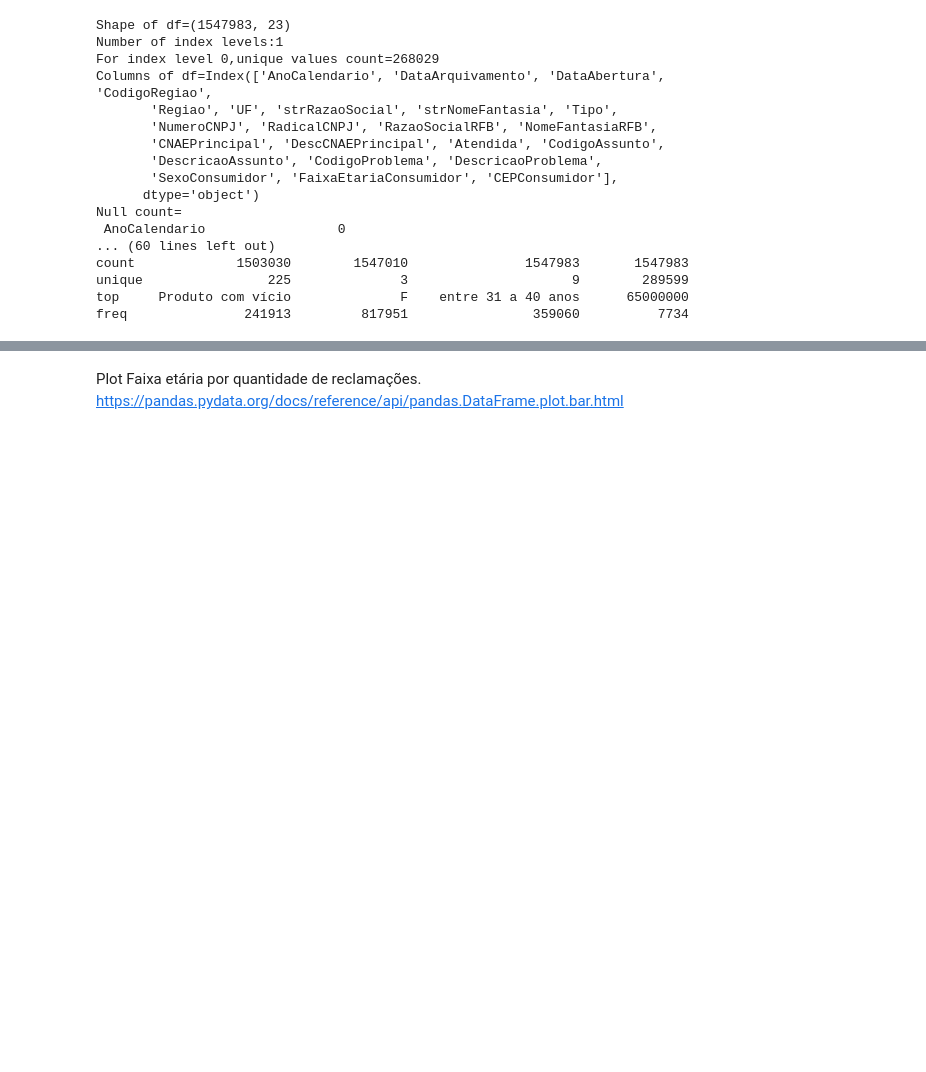
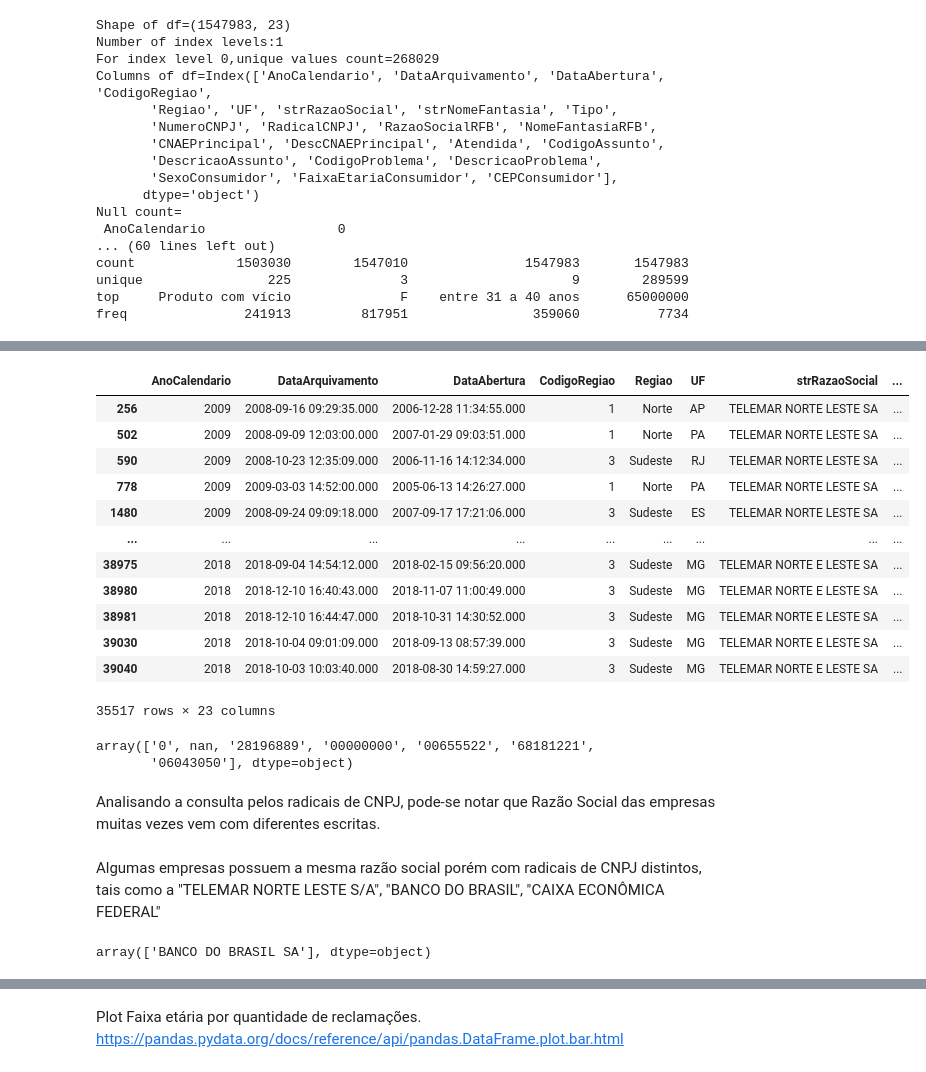
Before and after one commit to FabioVCoelho/Univali, a Jupyter notebook: TCC/src/proconDataset.ipynb, the cells around one changed output, grey strips where cells are left out. Saved outputs shown, nothing was run; the diff lists cells and outputs as text; code cells hidden in the pictures; blank space fills up the shorter version.

```diff
--- a/TCC/src/proconDataset.ipynb
+++ b/TCC/src/proconDataset.ipynb
@@ -2,6 +2,9 @@
 import pandas as pd
 import numpy as np
 import matplotlib as plt
+import re
+chars_to_remove = ['.', '-', '(', ')', '@', '/']
+regular_expression = '[' + re.escape (''. join (chars_to_remove)) + ']'
 pd.set_option('display.max_columns', None)
 pd.set_option("max_colwidth", 100)
 # %% [markdown]
@@ -219,0 +274,2 @@ de 2014 o que possui mais reclamações com 249.828 registros
+# %%
+df2['strRazaoSocial'] = df2['strRazaoSocial'].str.strip().replace(regular_expression, '', regex=True)
@@ -219,0 +322,30 @@ de 2014 o que possui mais reclamações com 249.828 registros
+# %%
+df2[(df2['RadicalCNPJ'] == "33000118")]
+# %% [output]
+|  | AnoCalendario | DataArquivamento | DataAbertura | CodigoRegiao | Regiao | UF | strRazaoSocial | ... |
+| 256 | 2009 | 2008-09-16 09:29:35.000 | 2006-12-28 11:34:55.000 | 1 | Norte | AP | TELEMAR NORTE LESTE SA | ... |
+| 502 | 2009 | 2008-09-09 12:03:00.000 | 2007-01-29 09:03:51.000 | 1 | Norte | PA | TELEMAR NORTE LESTE SA | ... |
+| 590 | 2009 | 2008-10-23 12:35:09.000 | 2006-11-16 14:12:34.000 | 3 | Sudeste | RJ | TELEMAR NORTE LESTE SA | ... |
+| 778 | 2009 | 2009-03-03 14:52:00.000 | 2005-06-13 14:26:27.000 | 1 | Norte | PA | TELEMAR NORTE LESTE SA | ... |
+| 1480 | 2009 | 2008-09-24 09:09:18.000 | 2007-09-17 17:21:06.000 | 3 | Sudeste | ES | TELEMAR NORTE LESTE SA | ... |
+| ... | ... | ... | ... | ... | ... | ... | ... | ... |
+| 38975 | 2018 | 2018-09-04 14:54:12.000 | 2018-02-15 09:56:20.000 | 3 | Sudeste | MG | TELEMAR NORTE E LESTE SA | ... |
+| 38980 | 2018 | 2018-12-10 16:40:43.000 | 2018-11-07 11:00:49.000 | 3 | Sudeste | MG | TELEMAR NORTE E LESTE SA | ... |
+| 38981 | 2018 | 2018-12-10 16:44:47.000 | 2018-10-31 14:30:52.000 | 3 | Sudeste | MG | TELEMAR NORTE E LESTE SA | ... |
+| 39030 | 2018 | 2018-10-04 09:01:09.000 | 2018-09-13 08:57:39.000 | 3 | Sudeste | MG | TELEMAR NORTE E LESTE SA | ... |
+| 39040 | 2018 | 2018-10-03 10:03:40.000 | 2018-08-30 14:59:27.000 | 3 | Sudeste | MG | TELEMAR NORTE E LESTE SA | ... |
+35517 rows × 23 columns
+# %%
+df2[(df2['strRazaoSocial'] == "BANCO DO BRASIL")]['RadicalCNPJ'].unique()
+# %% [output]
+array(['0', nan, '28196889', '00000000', '00655522', '68181221',
+       '06043050'], dtype=object)
+# %% [markdown]
+Analisando a consulta pelos radicais de CNPJ, pode-se notar que Razão Social das empresas muitas vezes vem com diferentes escritas.
+# %% [markdown]
+Algumas empresas possuem a mesma razão social porém com radicais de CNPJ distintos, tais como a
+"TELEMAR NORTE LESTE S/A", "BANCO DO BRASIL", "CAIXA ECONÔMICA FEDERAL"
+# %%
+df2[(df2['RadicalCNPJ'] == "0")]['RazaoSocialRFB'].unique()
+# %% [output]
+array(['BANCO DO BRASIL SA'], dtype=object)
```
Also changed, not shown: parts of 22 cells of this notebook.
